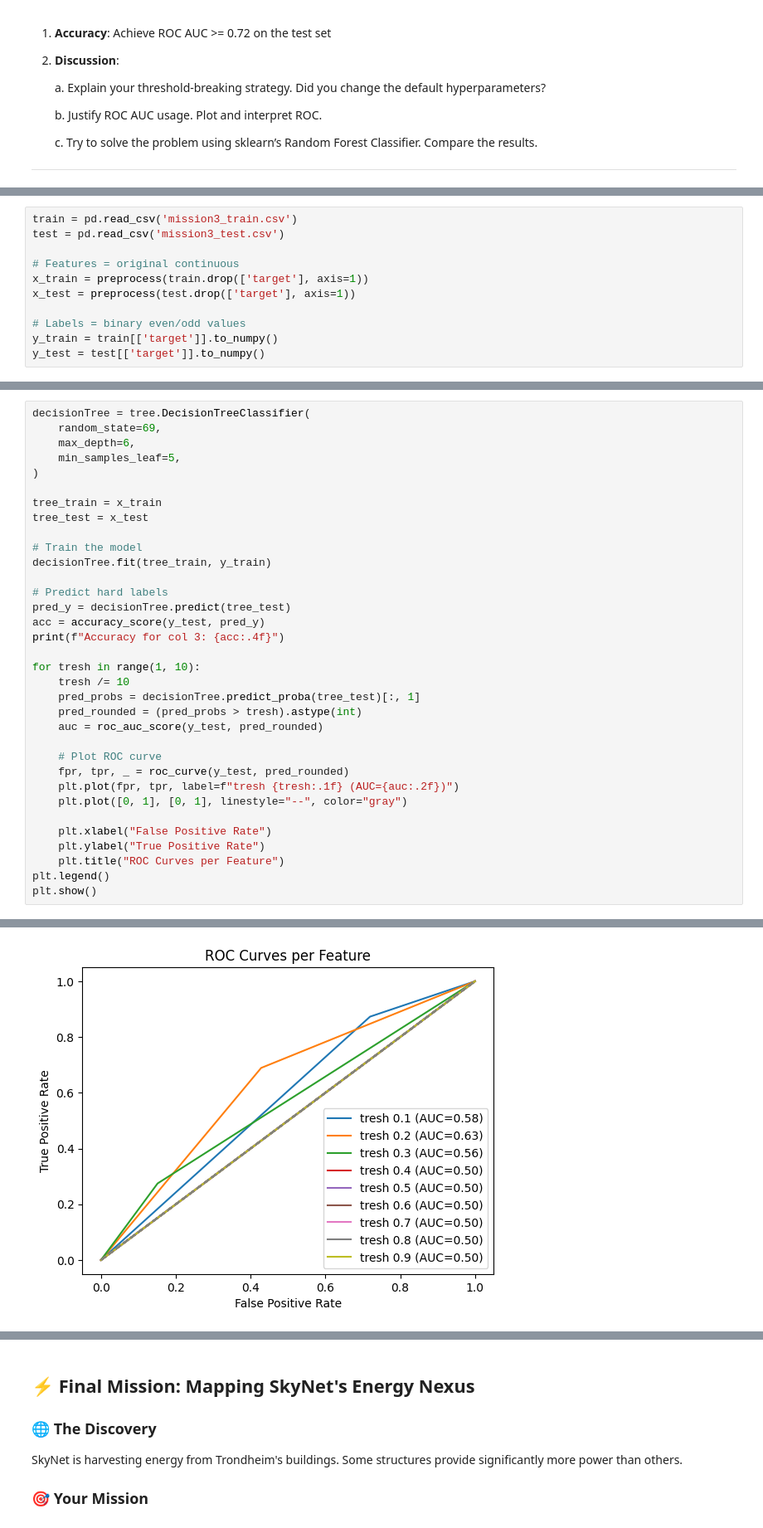
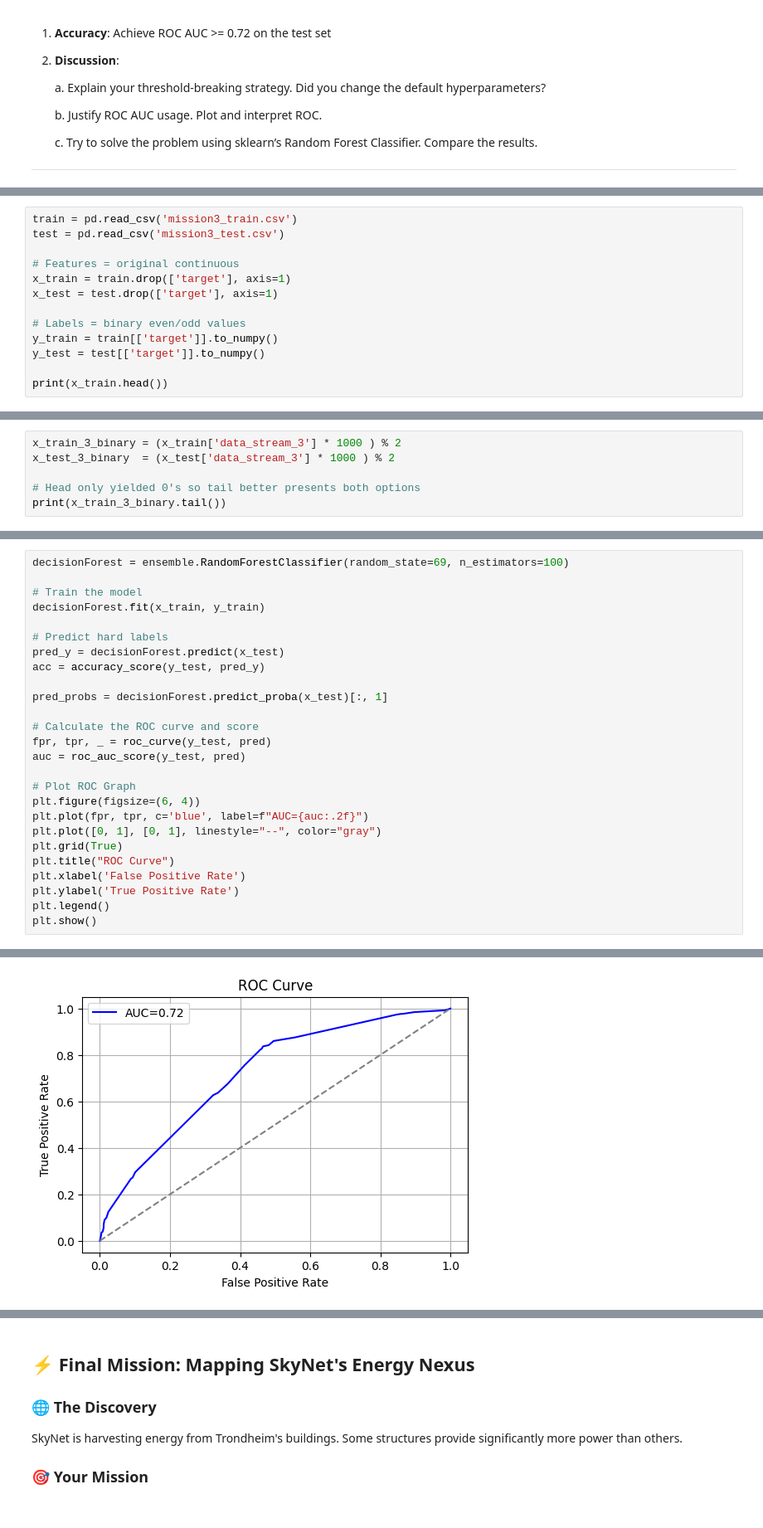
Before and after one commit to flippi321/TDT4172-Introduction-to-Machine-Learning, a Jupyter notebook: Assignment 1/Chapter_1.ipynb, the cells around one changed output, grey strips where cells are left out. Shown at 83% size. Drawn from its saved outputs; the diff is of its cells as text.

```diff
--- a/Assignment 1/Chapter_1.ipynb
+++ b/Assignment 1/Chapter_1.ipynb
@@ -285,9 +305,11 @@ train = pd.read_csv('mission3_train.csv')
 test = pd.read_csv('mission3_test.csv')
 
 # Features = original continuous
-x_train = preprocess(train.drop(['target'], axis=1))
-x_test = preprocess(test.drop(['target'], axis=1))
+x_train = train.drop(['target'], axis=1)
+x_test = test.drop(['target'], axis=1)
 
 # Labels = binary even/odd values
 y_train = train[['target']].to_numpy()
 y_test = test[['target']].to_numpy()
+
+print(x_train.head())
@@ -309,0 +339,6 @@ We see that data_stream_3 better correlates to the Train and Test dataset, but t
+# %%
+x_train_3_binary = (x_train['data_stream_3'] * 1000 ) % 2
+x_test_3_binary  = (x_test['data_stream_3'] * 1000 ) % 2
+
+# Head only yielded 0's so tail better presents both options
+print(x_train_3_binary.tail())
@@ -310,35 +383,27 @@ We see that data_stream_3 better correlates to the Train and Test dataset, but t
 # %%
-decisionTree = tree.DecisionTreeClassifier(
-    random_state=69,
-    max_depth=6,
-    min_samples_leaf=5,
-)
-
-tree_train = x_train
-tree_test = x_test
+decisionForest = ensemble.RandomForestClassifier(random_state=69, n_estimators=100)
 
 # Train the model
-decisionTree.fit(tree_train, y_train)
+decisionForest.fit(x_train, y_train)
 
 # Predict hard labels
-pred_y = decisionTree.predict(tree_test)
+pred_y = decisionForest.predict(x_test)
 acc = accuracy_score(y_test, pred_y)
-print(f"Accuracy for col 3: {acc:.4f}")
 
-for tresh in range(1, 10):
-    tresh /= 10
-    pred_probs = decisionTree.predict_proba(tree_test)[:, 1]
-    pred_rounded = (pred_probs > tresh).astype(int)
-    auc = roc_auc_score(y_test, pred_rounded)
+pred_probs = decisionForest.predict_proba(x_test)[:, 1]
 
-    # Plot ROC curve
-    fpr, tpr, _ = roc_curve(y_test, pred_rounded)
-    plt.plot(fpr, tpr, label=f"tresh {tresh:.1f} (AUC={auc:.2f})")
-    plt.plot([0, 1], [0, 1], linestyle="--", color="gray")
+# Calculate the ROC curve and score
+fpr, tpr, _ = roc_curve(y_test, pred)
+auc = roc_auc_score(y_test, pred)
 
-    plt.xlabel("False Positive Rate")
-    plt.ylabel("True Positive Rate")
-    plt.title("ROC Curves per Feature")
+# Plot ROC Graph
+plt.figure(figsize=(6, 4))
+plt.plot(fpr, tpr, c='blue', label=f"AUC={auc:.2f}")
+plt.plot([0, 1], [0, 1], linestyle="--", color="gray")
+plt.grid(True)
+plt.title("ROC Curve")
+plt.xlabel('False Positive Rate')
+plt.ylabel('True Positive Rate')
 plt.legend()
 plt.show()
 # %% [output]
@@ -346 +410 @@ Accuracy for col 3: 0.8070
-[figure, old version]
+[figure, new version]
```
Also changed, not shown: parts of 38 cells of this notebook.
